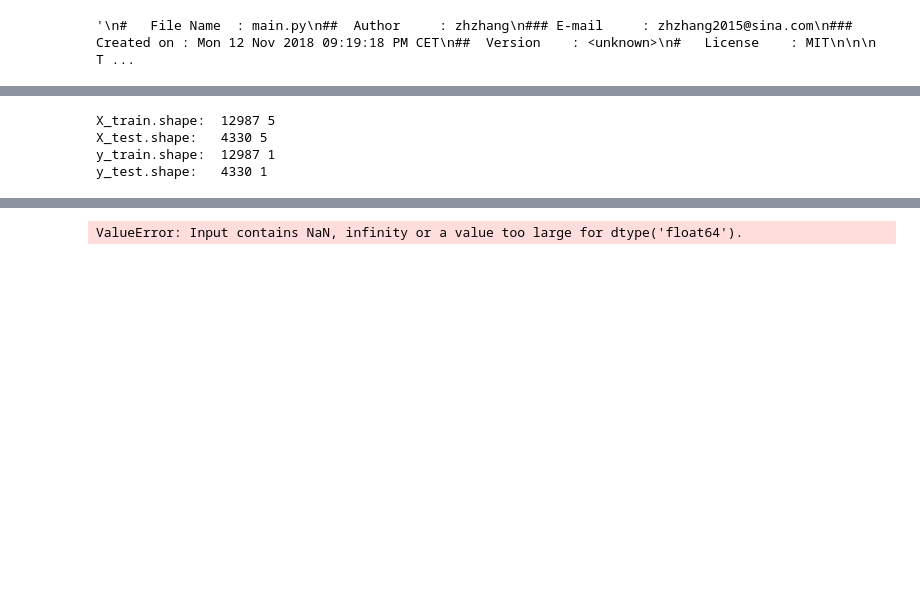
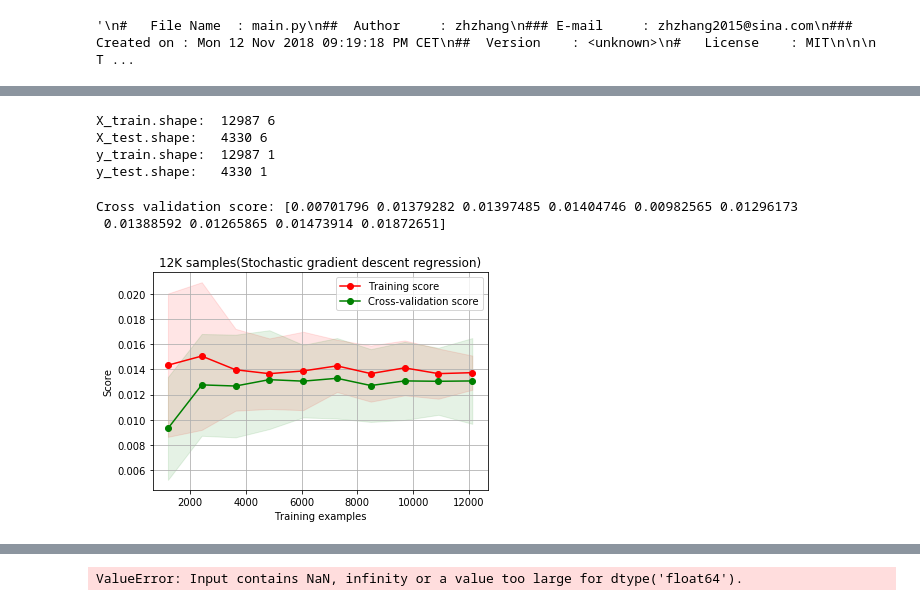
Before and after one commit to zhenhua-zhang/asep, a Jupyter notebook: biosCadd/main.ipynb, the cells around one changed output, grey strips where cells are left out. Cells and saved outputs as stored; diff of their text form; code cells hidden in the pictures; blank space fills up the shorter version.

```diff
--- a/biosCadd/main.ipynb
+++ b/biosCadd/main.ipynb
@@ -80,7 +105,7 @@ def plot_learning_curve(lc, title, ylim=None, train_sizes=np.linspace(.1, 1.0, 5
     (default: np.linspace(0.1, 1.0, 5))
     """
 
-    plt.figure()
+    fig = plt.figure()
     plt.title(title)
 
     if ylim is not None:
@@ -107,6 +132,8 @@ def plot_learning_curve(lc, title, ylim=None, train_sizes=np.linspace(.1, 1.0, 5
     plt.plot(train_sizes, test_scores_mean, 'o-', color="g",
              label="Cross-validation score")
 
+    fig.set_facecolor('white')
+
     plt.legend(loc="best")
     return plt
 # %%
@@ -277,8 +240,9 @@ plt.show()
 np.random.seed(1234)
 
 # Predictors v.s. responsible variables
-X_c, y_c = ['chr', 'pos', 'ref', 'alt', 'cadd', 'group'], ['log2FC']
-X, y = ipdf.loc[:, X_c], ipdf.loc[:, y_c]
+X_c, y_c = ['chr', 'pos', 'ref', 'alt', 'cadd', 'group', 'FDRPerVariant'], ['log2FC']
+X, y = ipdf_filted.loc[:, X_c], ipdf_filted.loc[:, y_c]
+X['FDRPerVariant'] = X.FDRPerVariant.apply(lambda x: -math.log10(x))
 
 # Encoding categorical feature
 le = LabelEncoder()
@@ -288,7 +252,6 @@ X['altEncoded'] = le.transform(X['alt'])
 X['groupEncoded'] = le.fit_transform(X['group'])
 
 X_data_c = ['chr', 'pos', 'refEncoded', 'altEncoded', 'cadd', 'groupEncoded']
-X_data_c = ['chr', 'pos', 'refEncoded', 'altEncoded', 'groupEncoded']
 X_data = X.loc[:, X_data_c]
 
 # Split of training datasets.
@@ -300,7 +263,7 @@ print("X_test.shape:  ", *X_test.shape)
 print("y_train.shape: ", *y_train.shape)
 print("y_test.shape:  ", *y_test.shape)
 # %% [output]
-X_train.shape:  12987 5
-X_test.shape:   4330 5
+X_train.shape:  12987 6
+X_test.shape:   4330 6
 y_train.shape:  12987 1
 y_test.shape:   4330 1
@@ -320,0 +344,39 @@ rfr = RandomForestRegressor(n_estimators=10)
+# %%
+# Aggregate several steps into a pipeline by Pipeline
+sgdr = SGDRegressor(
+    penalty='elasticnet', alpha=0.01, fit_intercept=True
+) # Stochastic Gradient Descent regression
+
+sgdr_estimators = [
+    ('rs', rs),     # RobustScaler
+    ('nm', nm),     # Normalizer
+    ('sgdr', sgdr),   # SGDRegressor
+]
+
+sgdr_pipeline = Pipeline(sgdr_estimators)
+sgdrpf = sgdr_pipeline.fit(X_data, y)
+sgdrm = sgdrpf.named_steps['sgdr']
+
+
+# Cross validation metohd 1
+# Using k-fold CV (plain CV) or other strategies
+plainCV = False
+
+if plainCV:
+    cv = 10
+else:
+    # optimization need
+    cv = ShuffleSplit(n_splits=10, test_size=0.3, random_state=0)
+
+# 10-fold validation
+cvs = cross_val_score(sgdr_pipeline, X_data, y, cv=cv)
+print("Cross validation score:", cvs)
+
+lc = learning_curve(sgdr_pipeline, X_data, y, cv=cv, n_jobs=5,
+                    train_sizes=np.linspace(0.1, 1.0, 10))
+
+plot_learning_curve(lc, '12K samples(Stochastic gradient descent regression)').show()
+# %% [output]
+Cross validation score: [0.00701796 0.01379282 0.01397485 0.01404746 0.00982565 0.01296173
+ 0.01388592 0.01265865 0.01473914 0.01872651]
+[figure, added]
```
Also changed, not shown: parts of 14 cells of this notebook, 4 other files.
